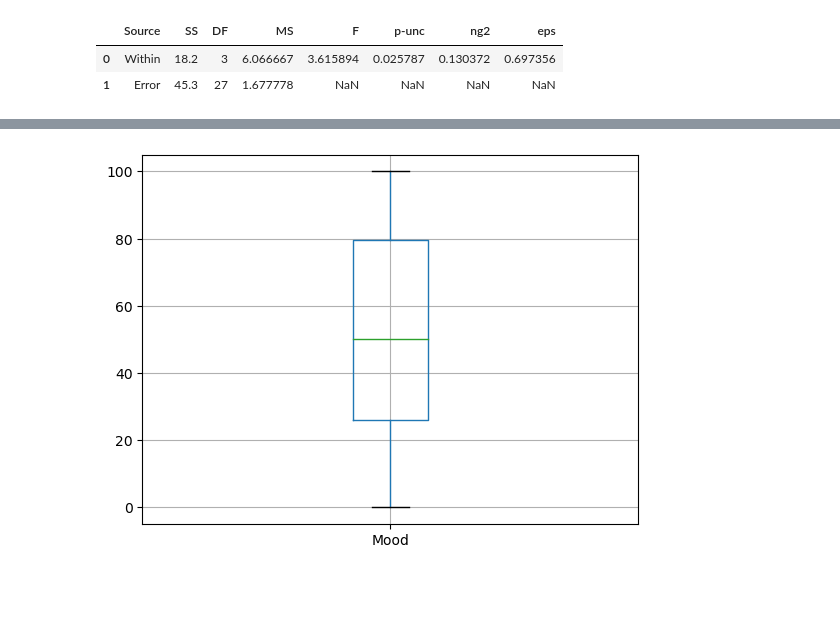
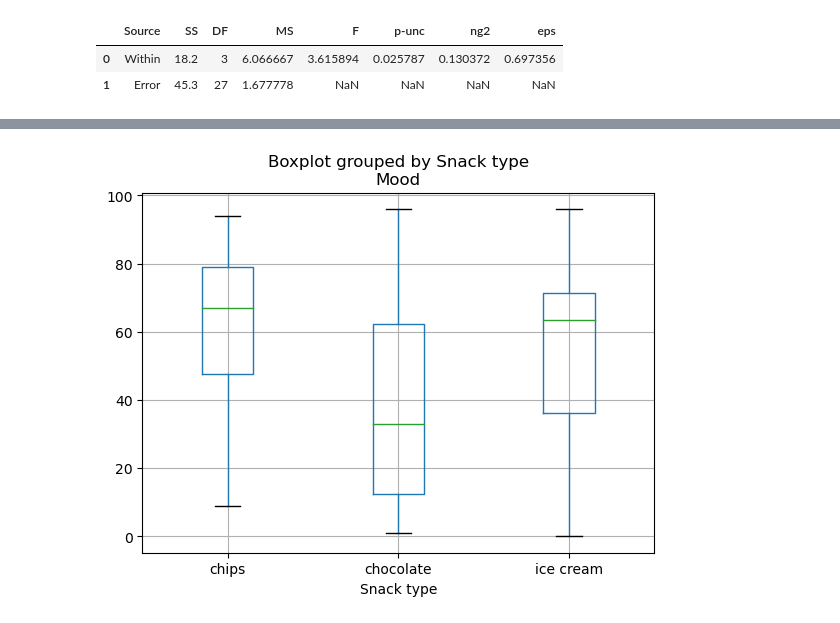
Before and after one commit to philBram/statistics_ml, a Jupyter notebook: 9_ANOVA/one_way_repeated_measures_ANOVA.ipynb, the cells around one changed output, grey strips where cells are left out. Saved outputs shown, nothing was run; the diff lists cells and outputs as text; code cells hidden in the pictures; blank space fills up the shorter version.

```diff
--- a/9_ANOVA/one_way_repeated_measures_ANOVA.ipynb
+++ b/9_ANOVA/one_way_repeated_measures_ANOVA.ipynb
@@ -98,6 +98,6 @@ pg.pairwise_tukey(data=df, dv='Mood', between='Snack type')
 # %%
-df.boxplot()
+df.boxplot(column='Mood', by='Snack type')
 
 plt.show()
 # %% [output]
-[figure, old version]
+[figure, new version]
```
Also changed, not shown: parts of 3 cells of this notebook.
